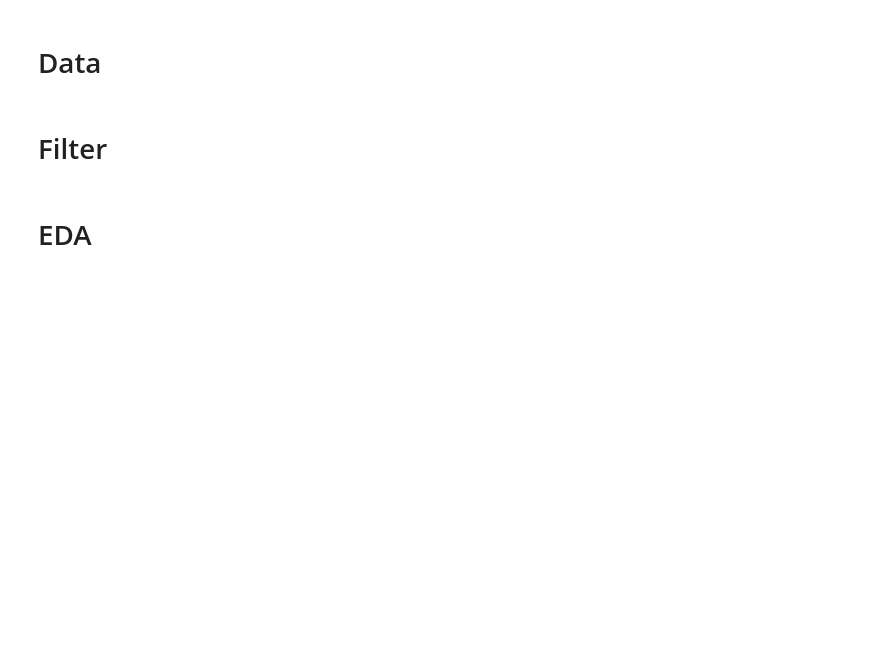
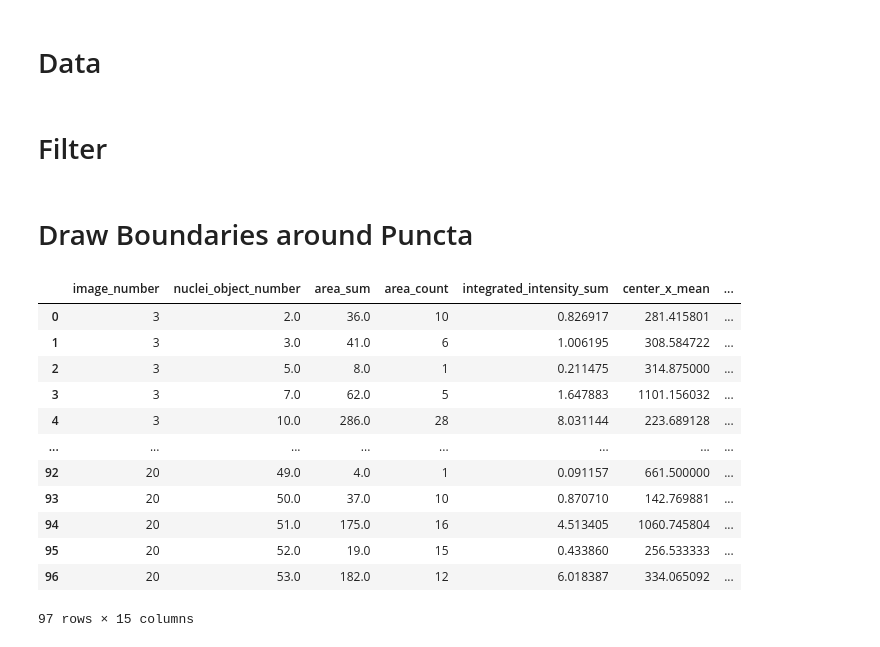
Before and after one commit to harrisonized/puncta-counter, a Jupyter notebook: 20230215-eda.ipynb, the cells around one changed output. Cells and saved outputs as stored; diff of their text form; code cells hidden in the pictures; blank space fills up the shorter version.

```diff
--- a/20230215-eda.ipynb
+++ b/20230215-eda.ipynb
@@ -44,6 +45,11 @@ def find_nearest_point(point, points:list):
             d = d_current
 
     return closest_point
+
+def flatten_columns(multicols):
+    """Flattens a 2 level multi-index
+    """
+    return [f'{cols[0].lower()}_{cols[1]}'.strip('_') for cols in multicols]
 # %%
 puncta_cols = [
     'image_number', 'object_number', 'parent_manual_nuclei', 'center_x',
@@ -143,11 +149,9 @@ nuclei_tmp = nuclei[
 ].copy()
 
 puncta = pd.merge(
-    left=nuclei[["image_number", 'object_number']],
+    left=nuclei_tmp[["image_number", 'object_number']],
     right=puncta.loc[:, puncta.columns != 'object_number'],
     left_on=["image_number", 'object_number'],
     right_on=['image_number', 'nuclei_object_number'],
     how="left",
 ).dropna(subset=['nuclei_object_number'])  # left join without duplicates
-# %% [markdown]
-# EDA
@@ -159,0 +158,42 @@ puncta_summary = (
+# %% [markdown]
+# Draw Boundaries around Puncta
+# %%
+puncta_summary = puncta.groupby(["image_number", "nuclei_object_number"]).agg(
+        {
+            "area": [sum, "count"],
+            "integrated_intensity": sum,
+            "center_x": [np.mean, np.std],
+            "center_y": [np.mean, np.std],
+        }
+    ).reset_index()
+puncta_summary.columns = flatten_columns(puncta_summary.columns)
+
+# derive effective radius
+puncta_summary["center_std"] = np.sqrt(puncta_summary["center_x_std"]**2+puncta_summary["center_y_std"]**2)
+puncta_summary["effective_radius_puncta"] = puncta_summary["center_std"].apply(lambda x: x*t.ppf(0.90, 2))  # 90% CI
+
+# fillna
+puncta_summary.loc[puncta_summary["effective_radius_puncta"].isna(), "effective_radius_puncta"
+] = puncta_summary.loc[puncta_summary["effective_radius_puncta"].isna(), "area_sum"].apply(
+    lambda x: np.sqrt(x / 3.14159)
+)
+puncta_summary["bounding_box_min_x"] = puncta_summary["center_x_mean"] - puncta_summary["effective_radius_puncta"]
+puncta_summary["bounding_box_max_x"] = puncta_summary["center_x_mean"] + puncta_summary["effective_radius_puncta"]
+puncta_summary["bounding_box_min_y"] = puncta_summary["center_y_mean"] - puncta_summary["effective_radius_puncta"]
+puncta_summary["bounding_box_max_y"] = puncta_summary["center_y_mean"] + puncta_summary["effective_radius_puncta"]
+
+puncta_summary
+# %% [output]
+|  | image_number | nuclei_object_number | area_sum | area_count | integrated_intensity_sum | center_x_mean | ... |
+| 0 | 3 | 2.0 | 36.0 | 10 | 0.826917 | 281.415801 | ... |
+| 1 | 3 | 3.0 | 41.0 | 6 | 1.006195 | 308.584722 | ... |
+| 2 | 3 | 5.0 | 8.0 | 1 | 0.211475 | 314.875000 | ... |
+| 3 | 3 | 7.0 | 62.0 | 5 | 1.647883 | 1101.156032 | ... |
+| 4 | 3 | 10.0 | 286.0 | 28 | 8.031144 | 223.689128 | ... |
+| ... | ... | ... | ... | ... | ... | ... | ... |
+| 92 | 20 | 49.0 | 4.0 | 1 | 0.091157 | 661.500000 | ... |
+| 93 | 20 | 50.0 | 37.0 | 10 | 0.870710 | 142.769881 | ... |
+| 94 | 20 | 51.0 | 175.0 | 16 | 4.513405 | 1060.745804 | ... |
+| 95 | 20 | 52.0 | 19.0 | 15 | 0.433860 | 256.533333 | ... |
+| 96 | 20 | 53.0 | 182.0 | 12 | 6.018387 | 334.065092 | ... |
+97 rows × 15 columns
```
Also changed, not shown: parts of 11 cells of this notebook, 3 other files.
